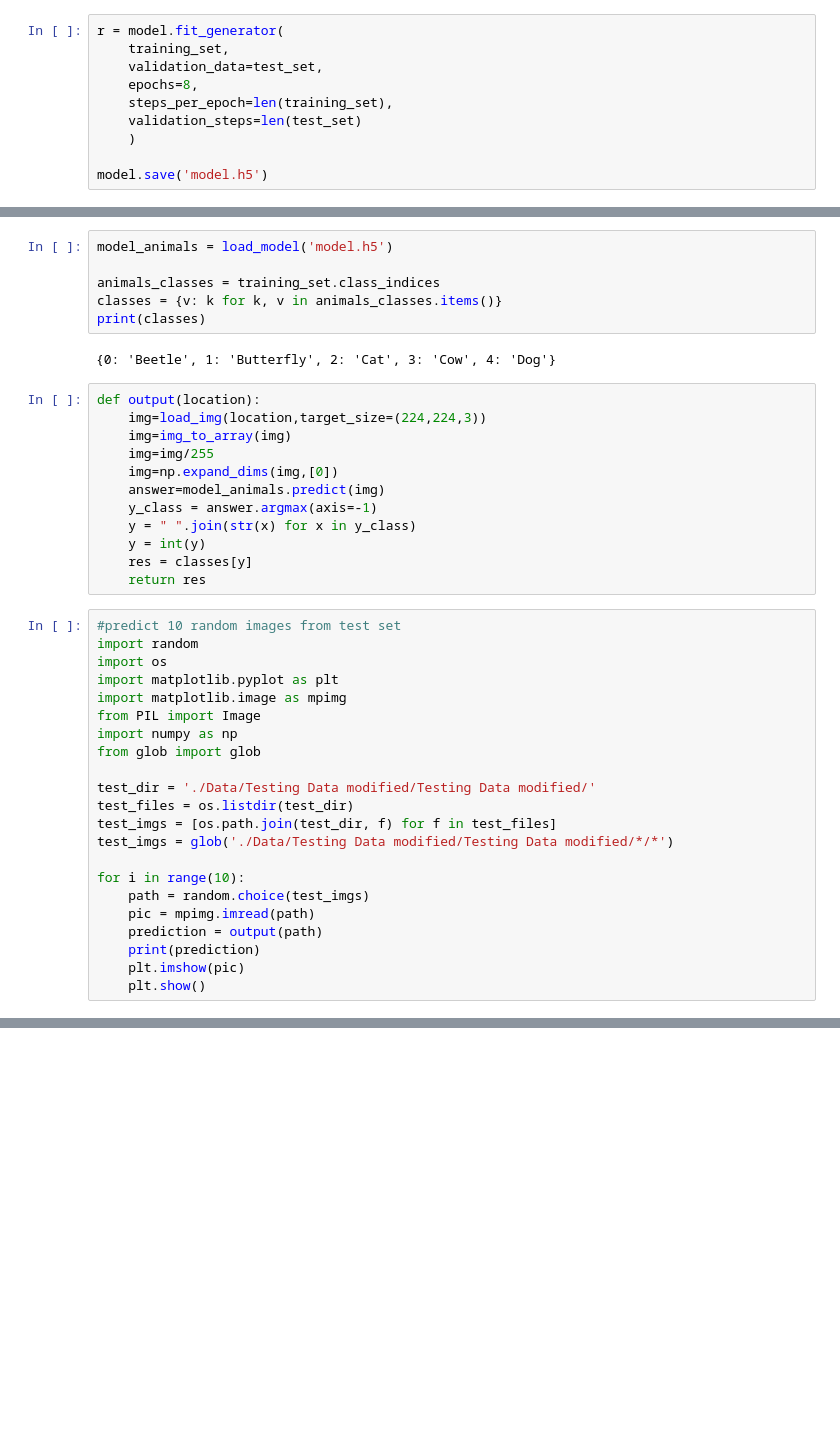
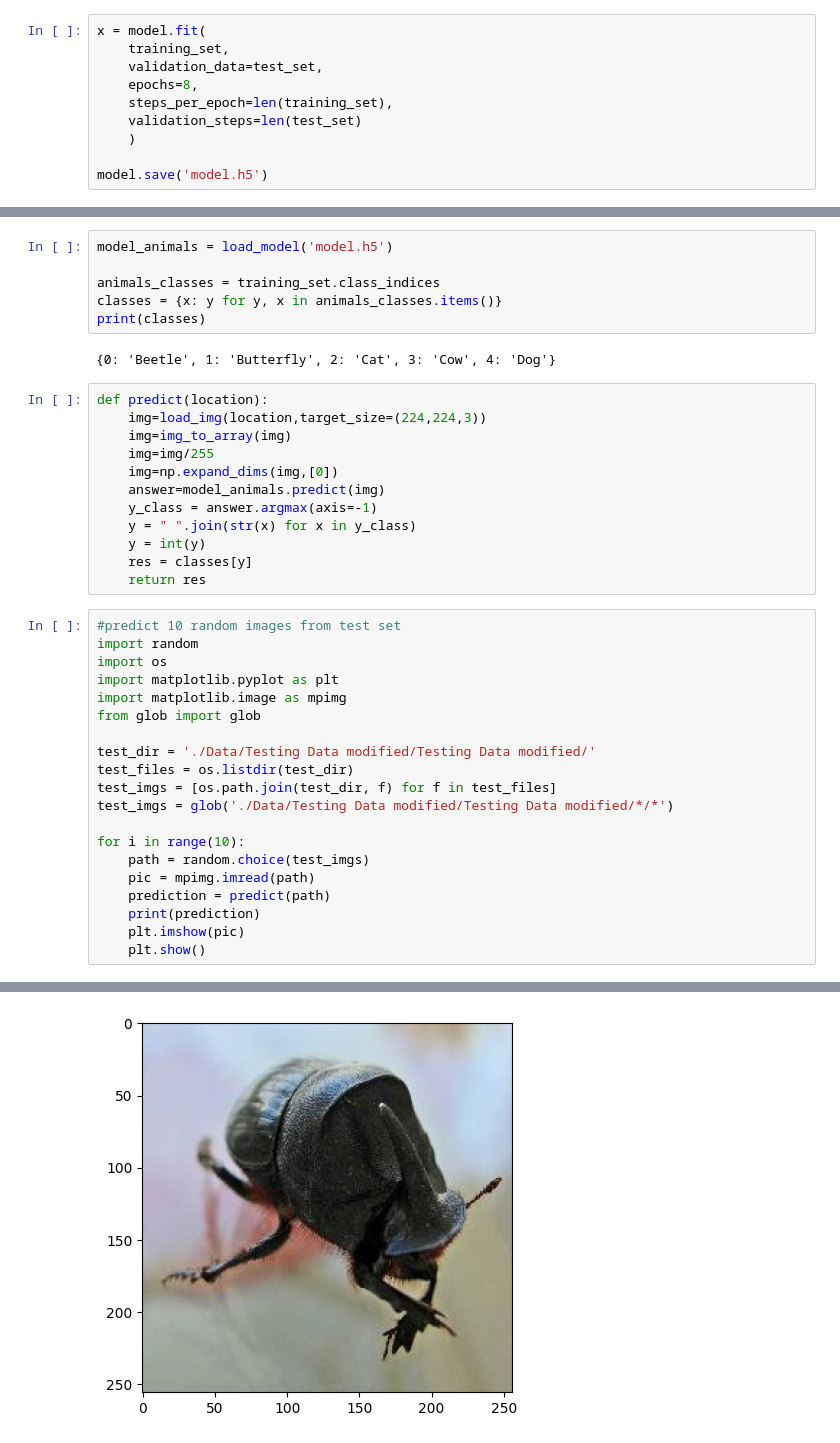
Before and after one commit to RokasBliu/ssl_prosjekt, a Jupyter notebook: train_model.ipynb, the cells around one changed output, grey strips where cells are left out. Drawn from its saved outputs; the diff is of its cells as text; blank space fills up the shorter version.

```diff
--- a/train_model.ipynb
+++ b/train_model.ipynb
@@ -99,7 +84,7 @@ Found 10000 images belonging to 5 classes.
 2
 Found 859 images belonging to 5 classes.
 # %%
-r = model.fit_generator(
+x = model.fit(
     training_set,
     validation_data=test_set,
     epochs=8,
@@ -130,12 +115,12 @@ plt.show()
 model_animals = load_model('model.h5')
 
 animals_classes = training_set.class_indices
-classes = {v: k for k, v in animals_classes.items()}
+classes = {x: y for y, x in animals_classes.items()}
 print(classes)
 # %% [output]
 {0: 'Beetle', 1: 'Butterfly', 2: 'Cat', 3: 'Cow', 4: 'Dog'}
 # %%
-def output(location):
+def predict(location):
     img=load_img(location,target_size=(224,224,3))
     img=img_to_array(img)
     img=img/255
@@ -152,8 +137,6 @@ import random
 import os
 import matplotlib.pyplot as plt
 import matplotlib.image as mpimg
-from PIL import Image
-import numpy as np
 from glob import glob
 
 test_dir = './Data/Testing Data modified/Testing Data modified/'
@@ -164,7 +147,7 @@ test_imgs = glob('./Data/Testing Data modified/Testing Data modified/*/*')
 for i in range(10):
     path = random.choice(test_imgs)
     pic = mpimg.imread(path)
-    prediction = output(path)
+    prediction = predict(path)
     print(prediction)
     plt.imshow(pic)
     plt.show()
@@ -172,0 +157 @@ TypeError: path should be path-like or io.BytesIO, not <class 'numpy.ndarray'>
+[figure, added]
```
Also changed, not shown: parts of 8 cells of this notebook, 1 other file.
